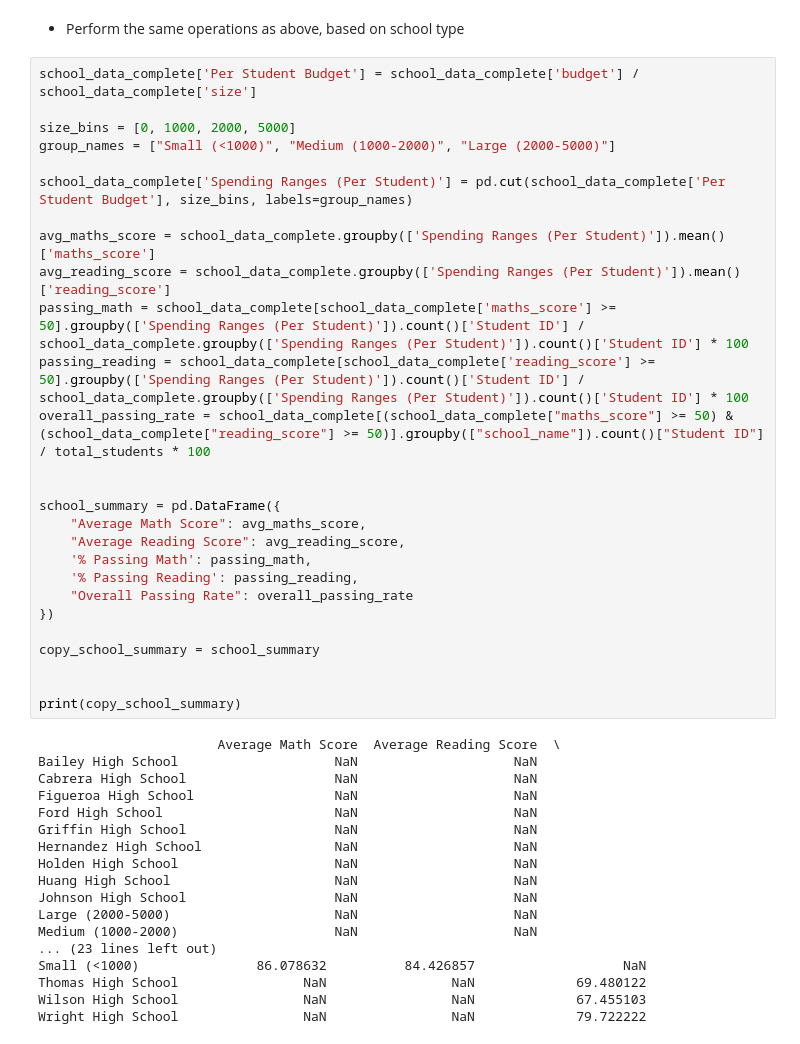
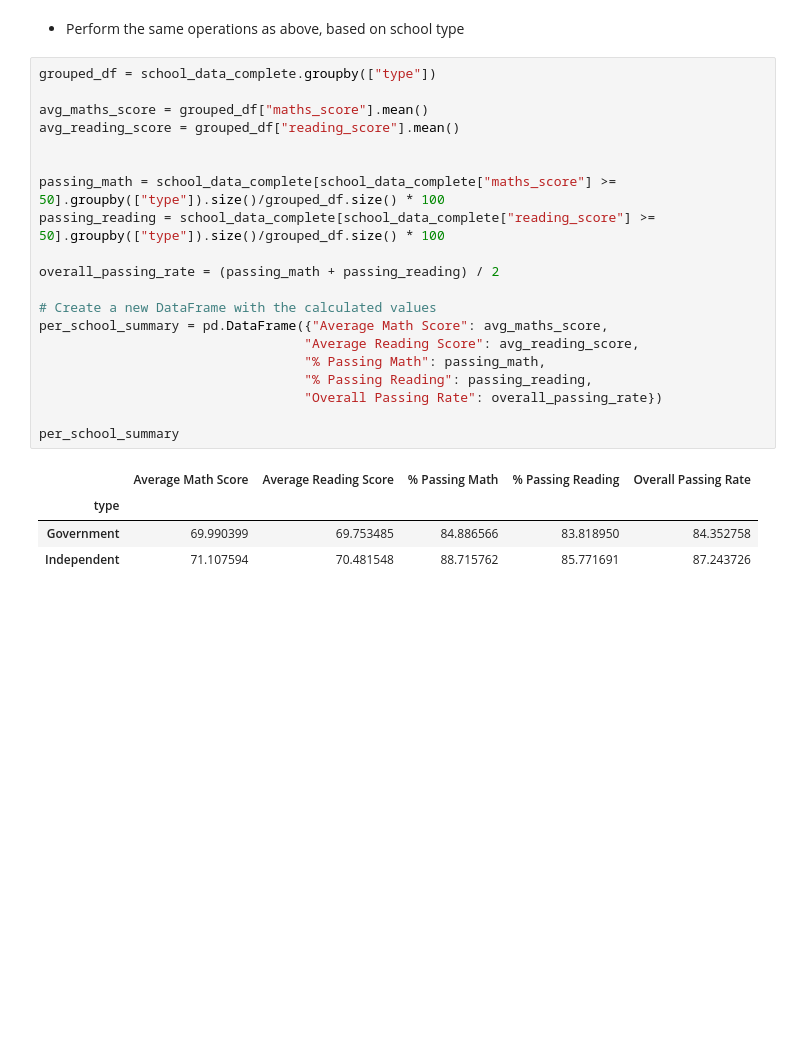
Before and after one commit to Kongfufack/pandas-challenge, a Jupyter notebook: PyCitySchools/PyCitySchools.ipynb, the cells around one changed output. Drawn from its saved outputs; the diff is of its cells as text; blank space fills up the shorter version.

```diff
--- a/PyCitySchools/PyCitySchools.ipynb
+++ b/PyCitySchools/PyCitySchools.ipynb
@@ -359,48 +344,28 @@ school_summary
 ## Scores by School Type
 # %% [markdown]
 * Perform the same operations as above, based on school type
-# %%
-school_data_complete['Per Student Budget'] = school_data_complete['budget'] / school_data_complete['size']
-
-size_bins = [0, 1000, 2000, 5000]
-group_names = ["Small (<1000)", "Medium (1000-2000)", "Large (2000-5000)"]
-
-school_data_complete['Spending Ranges (Per Student)'] = pd.cut(school_data_complete['Per Student Budget'], size_bins, labels=group_names)
-
-avg_maths_score = school_data_complete.groupby(['Spending Ranges (Per Student)']).mean()['maths_score']
-avg_reading_score = school_data_complete.groupby(['Spending Ranges (Per Student)']).mean()['reading_score']
-passing_math = school_data_complete[school_data_complete['maths_score'] >= 50].groupby(['Spending Ranges (Per Student)']).count()['Student ID'] / school_data_complete.groupby(['Spending Ranges (Per Student)']).count()['Student ID'] * 100
-passing_reading = school_data_complete[school_data_complete['reading_score'] >= 50].groupby(['Spending Ranges (Per Student)']).count()['Student ID'] / school_data_complete.groupby(['Spending Ranges (Per Student)']).count()['Student ID'] * 100
-overall_passing_rate = school_data_complete[(school_data_complete["maths_score"] >= 50) & (school_data_complete["reading_score"] >= 50)].groupby(["school_name"]).count()["Student ID"] / total_students * 100
-
-
-school_summary = pd.DataFrame({
-    "Average Math Score": avg_maths_score,
-    "Average Reading Score": avg_reading_score,
-    '% Passing Math': passing_math,
-    '% Passing Reading': passing_reading,
-    "Overall Passing Rate": overall_passing_rate
-})
-
-copy_school_summary = school_summary
-
-
-print(copy_school_summary)
-# %% [output]
-                       Average Math Score  Average Reading Score  \
-Bailey High School                    NaN                    NaN
-Cabrera High School                   NaN                    NaN
-Figueroa High School                  NaN                    NaN
-Ford High School                      NaN                    NaN
-Griffin High School                   NaN                    NaN
-Hernandez High School                 NaN                    NaN
-Holden High School                    NaN                    NaN
-Huang High School                     NaN                    NaN
-Johnson High School                   NaN                    NaN
-Large (2000-5000)                     NaN                    NaN
-Medium (1000-2000)                    NaN                    NaN
-... (23 lines left out)
-Small (<1000)               86.078632          84.426857                   NaN
-Thomas High School                NaN                NaN             69.480122
-Wilson High School                NaN                NaN             67.455103
-Wright High School                NaN                NaN             79.722222
+# %%
+grouped_df = school_data_complete.groupby(["type"])
+
+avg_maths_score = grouped_df["maths_score"].mean()
+avg_reading_score = grouped_df["reading_score"].mean()
+
+
+passing_math = school_data_complete[school_data_complete["maths_score"] >= 50].groupby(["type"]).size()/grouped_df.size() * 100
+passing_reading = school_data_complete[school_data_complete["reading_score"] >= 50].groupby(["type"]).size()/grouped_df.size() * 100
+
+overall_passing_rate = (passing_math + passing_reading) / 2
+
+# Create a new DataFrame with the calculated values
+per_school_summary = pd.DataFrame({"Average Math Score": avg_maths_score,
+                                  "Average Reading Score": avg_reading_score,
+                                  "% Passing Math": passing_math,
+                                  "% Passing Reading": passing_reading,
+                                  "Overall Passing Rate": overall_passing_rate})
+
+per_school_summary
+# %% [output]
+|  | Average Math Score | Average Reading Score | % Passing Math | % Passing Reading | Overall Passing Rate |
+| type |  |  |  |  |  |
+| Government | 69.990399 | 69.753485 | 84.886566 | 83.818950 | 84.352758 |
+| Independent | 71.107594 | 70.481548 | 88.715762 | 85.771691 | 87.243726 |
```
Also changed, not shown: parts of 2 cells of this notebook.
